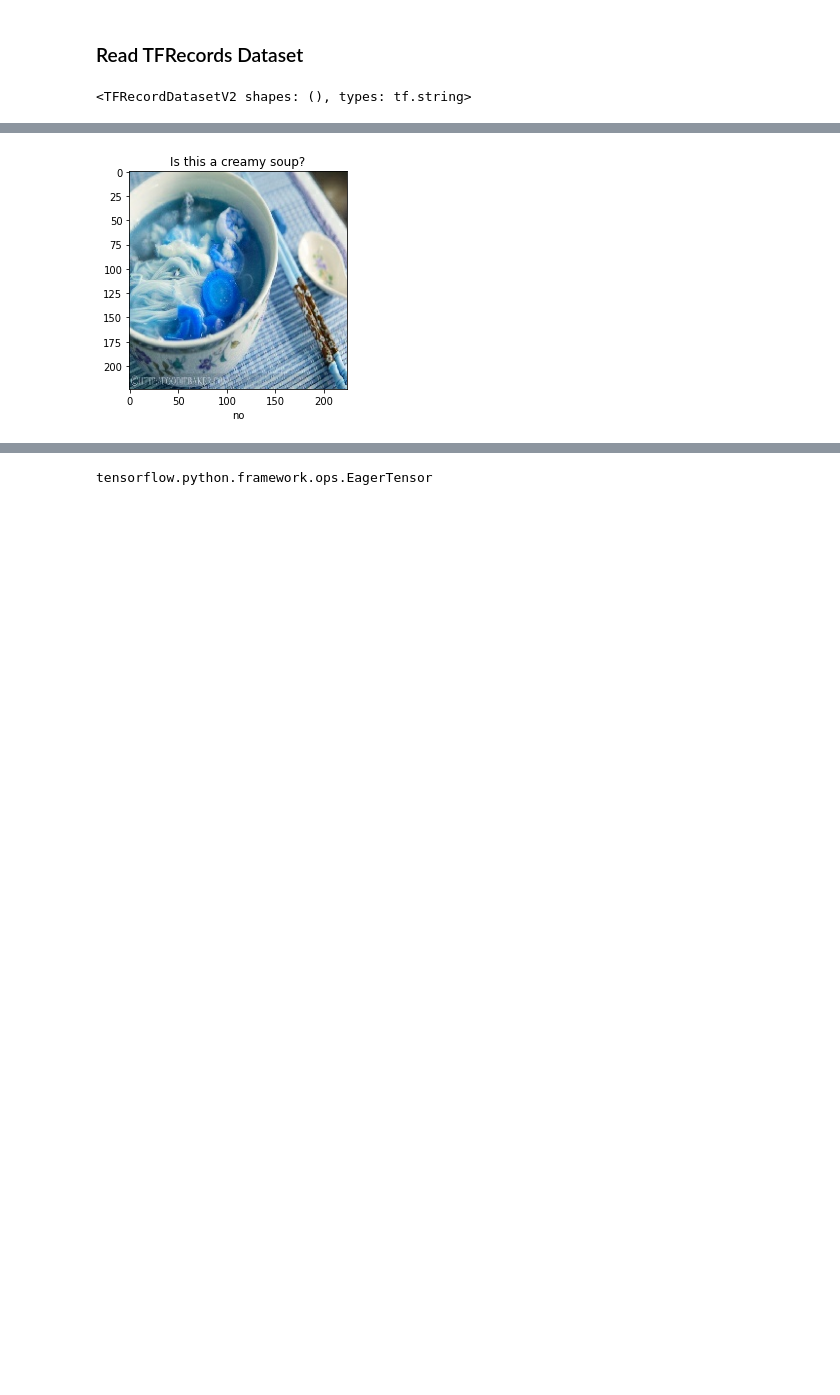
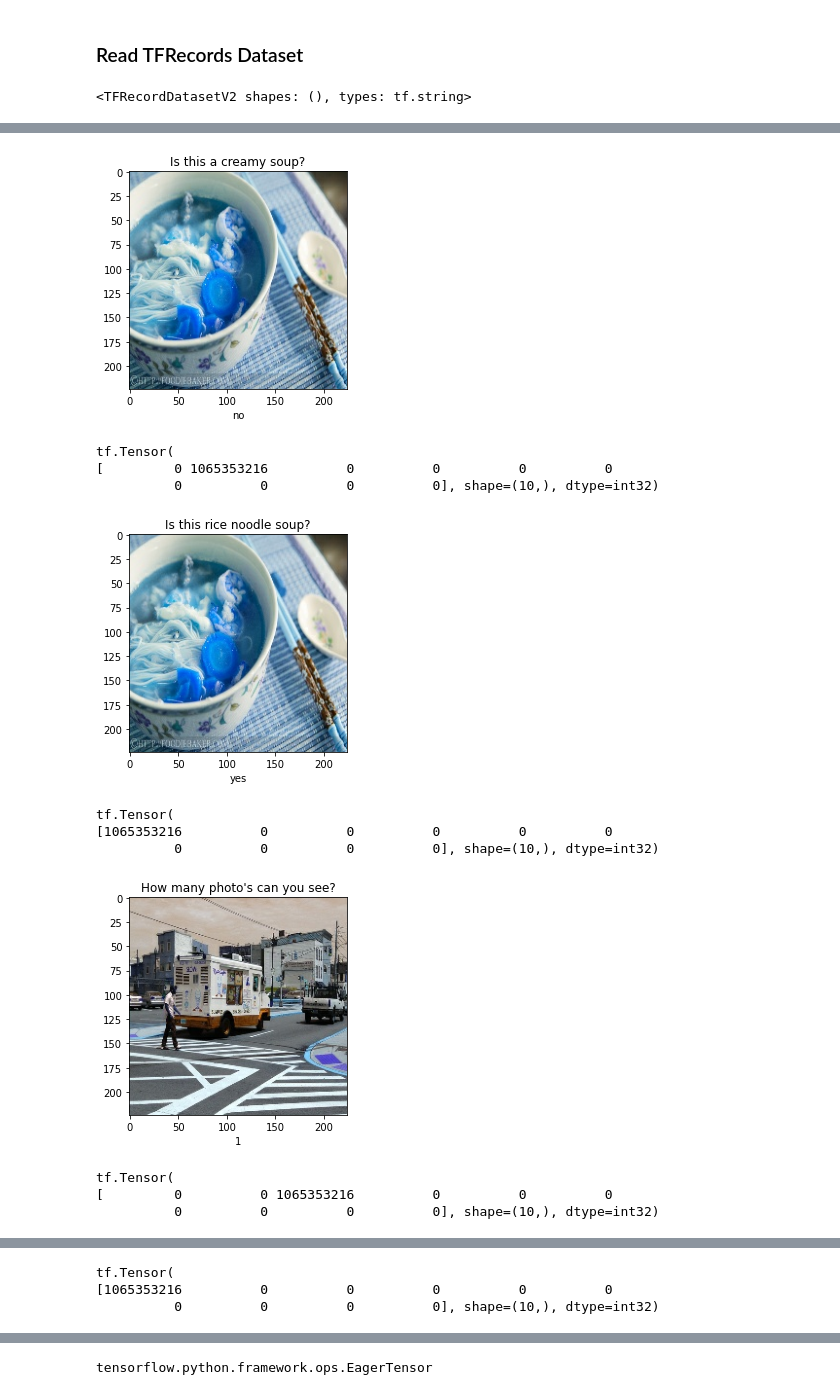
Before and after one commit to abnormal-distribution/AC295_abnormal-distribution, a Jupyter notebook: submissions/practicum2_Abnormal-Distribution/TFRecords.ipynb, the cells around one changed output, grey strips where cells are left out. Cells and saved outputs as stored; diff of their text form; code cells hidden in the pictures; blank space fills up the shorter version.

```diff
--- a/submissions/practicum2_Abnormal-Distribution/TFRecords.ipynb
+++ b/submissions/practicum2_Abnormal-Distribution/TFRecords.ipynb
@@ -368,7 +370,7 @@ image_features={
     'input_ids': tf.io.FixedLenFeature([], tf.string),
     'token_type_ids': tf.io.FixedLenFeature([], tf.string),
     'attention_mask': tf.io.FixedLenFeature([], tf.string),
-    'answer': tf.io.FixedLenFeature([], tf.int64)
+    'answer': tf.io.FixedLenFeature([], tf.string)
 }
 
 def _parse_image_function(example_proto):
@@ -382,9 +384,25 @@ parsed_image_dataset
 # %%
+i = 0
 for image_features in parsed_image_dataset:
+    i += 1
     img = tf.io.decode_jpeg(image_features['image_raw'], 3)
     plt.imshow(img)
     plt.title(image_features['question'].numpy().decode('utf-8'))
-    plt.xlabel(top_answers[image_features['answer'].numpy()])
-    break
+    plt.xlabel(top_answers[np.argmax(tf.io.decode_raw(image_features['answer'],tf.int32))])
+    plt.show()
+    print(tf.io.decode_raw(image_features['answer'],tf.int32))
+    if i > 10:
+        break
 # %% [output]
 [figure]
+tf.Tensor(
+[         0 1065353216          0          0          0          0
+          0          0          0          0], shape=(10,), dtype=int32)
+[figure, added]
+tf.Tensor(
+[1065353216          0          0          0          0          0
+          0          0          0          0], shape=(10,), dtype=int32)
+[figure, added]
+tf.Tensor(
+[         0          0 1065353216          0          0          0
+          0          0          0          0], shape=(10,), dtype=int32)
@@ -390,0 +410,3 @@ for image_features in parsed_image_dataset:
+tf.Tensor(
+[1065353216          0          0          0          0          0
+          0          0          0          0], shape=(10,), dtype=int32)
```
Also changed, not shown: parts of 11 cells of this notebook, 1 other file.
